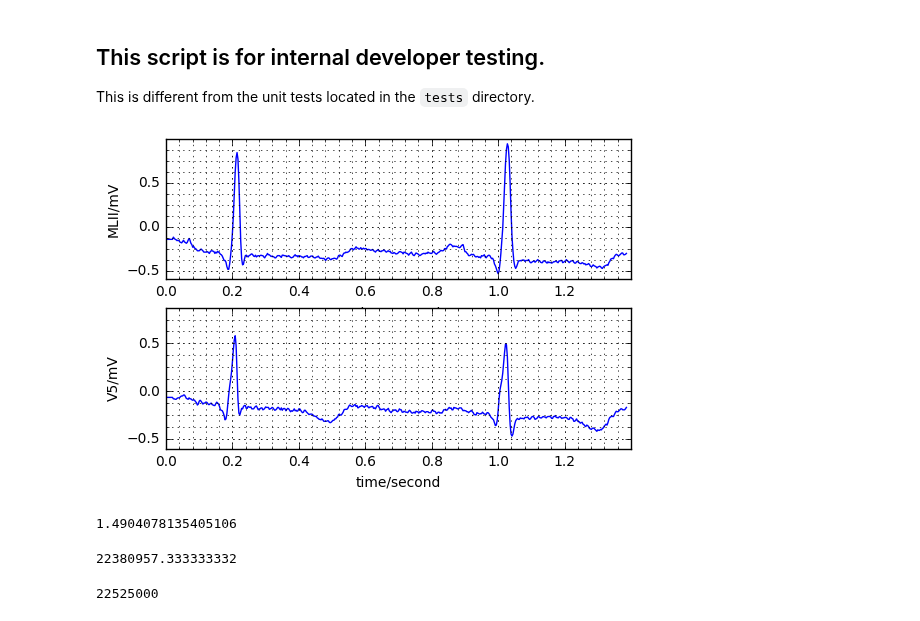
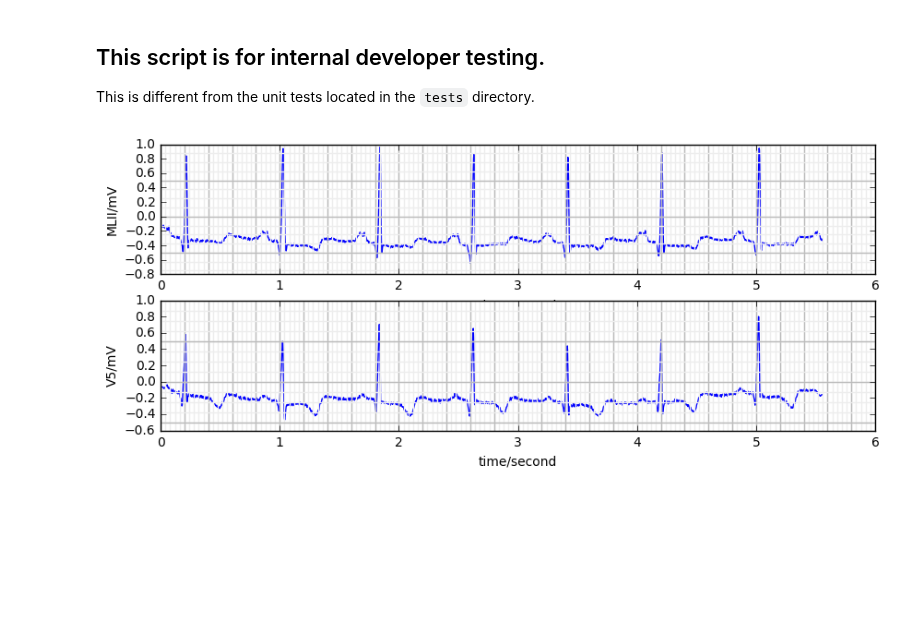
Before and after one commit to MIT-LCP/wfdb-python, a Jupyter notebook: devtests.ipynb, the cells around one changed output. Drawn from its saved outputs; the diff is of its cells as text; code cells hidden in the pictures; blank space fills up the shorter version.

Commit message:
finish ecggrids

```diff
--- a/devtests.ipynb
+++ b/devtests.ipynb
@@ -6,19 +6,7 @@ This is different from the unit tests located in the `tests` directory.
 import wfdb
 # %%
 import wfdb
-rec = wfdb.rdsamp('sampledata/100',  sampto=500)
-wfdb.plotrec(rec,timeunits='seconds', ecggrids=True)
+rec = wfdb.rdsamp('sampledata/100',  sampto=2000)
+wfdb.plotrec(rec,timeunits='seconds', ecggrids='all', figsize = (10, 4))
 # %% [output]
-[figure, old version]
+[figure, new version]
-# %%
-67142872/2/22525000
-# %% [output]
-1.4904078135405106
-# %%
-67142872/2/1.5
-# %% [output]
-22380957.333333332
-# %%
-(25*3600 + 1*60+ 40)* 250
-# %% [output]
-22525000
```
Also changed, not shown: parts of 15 cells of this notebook, 3 other files.
